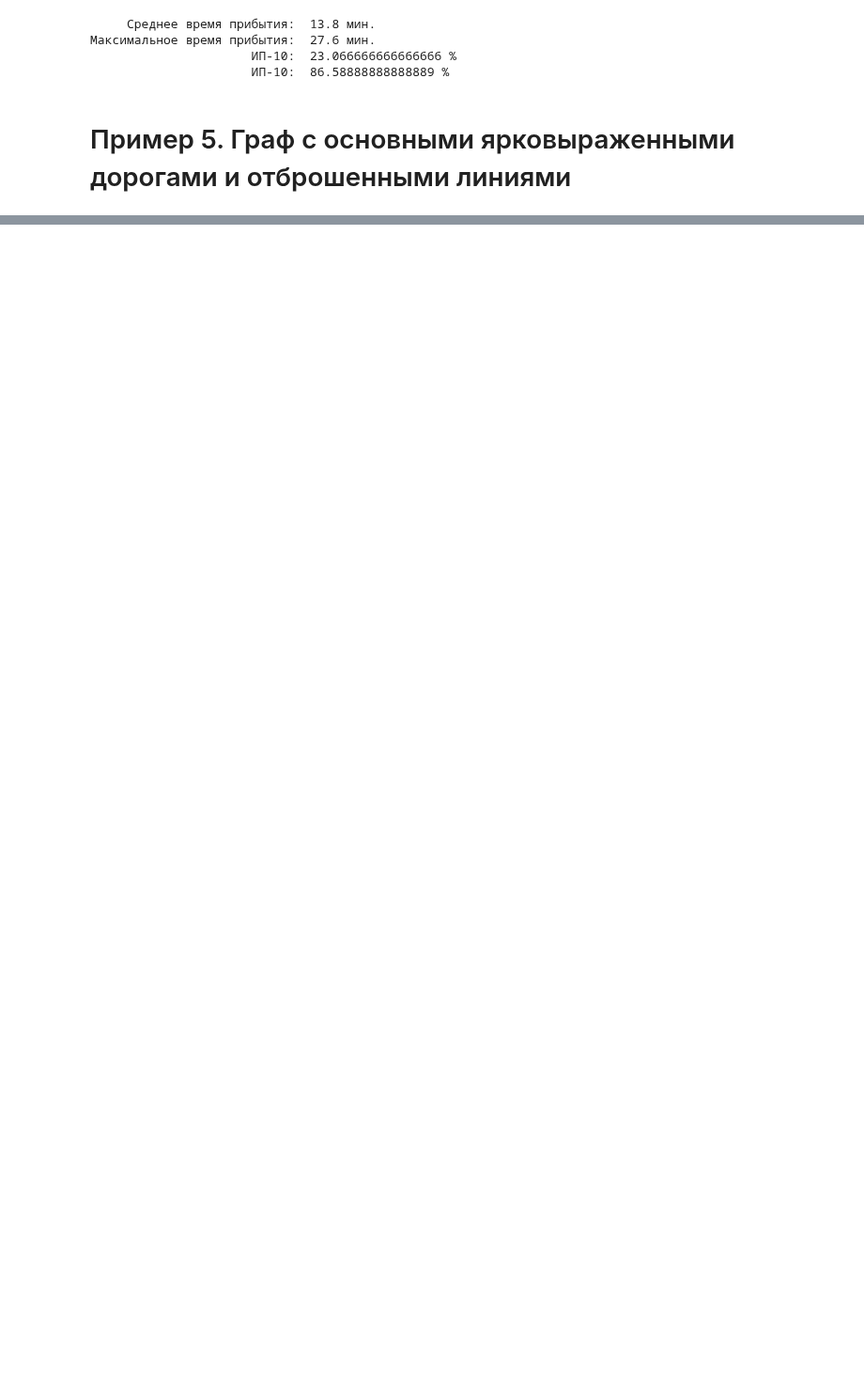
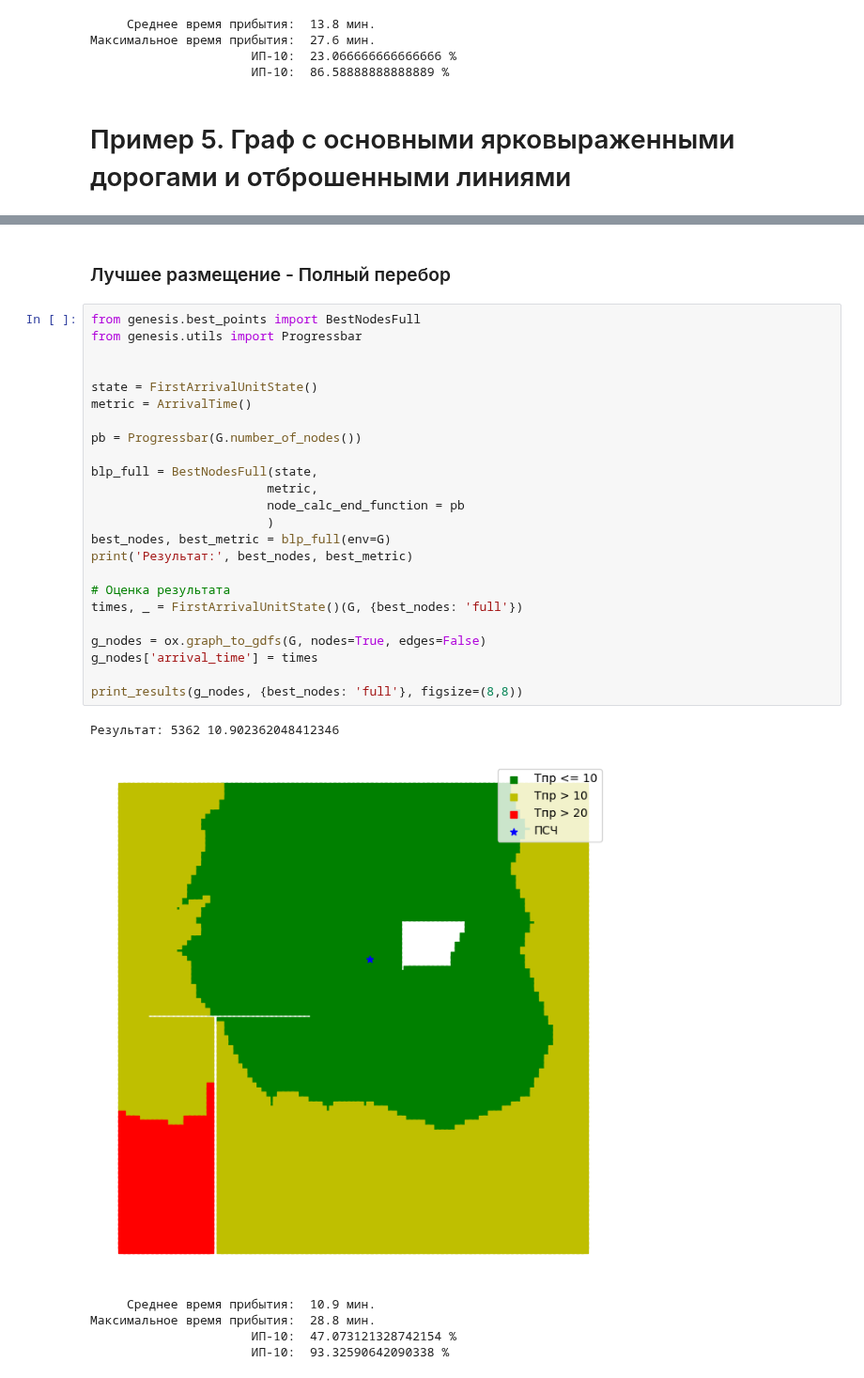
Before and after one commit to Obsidian-pb/genesis, a Jupyter notebook: work/genesis/grid_graphs_test.ipynb, the cells around one changed output, grey strips where cells are left out. Shown at 94% size. Drawn from its saved outputs; the diff is of its cells as text; blank space fills up the shorter version.

```diff
--- a/work/genesis/grid_graphs_test.ipynb
+++ b/work/genesis/grid_graphs_test.ipynb
@@ -370,0 +356,33 @@ ValueError: aspect must be finite and positive
+# %% [markdown]
+### Лучшее размещение - Полный перебор
+# %%
+from genesis.best_points import BestNodesFull
+from genesis.utils import Progressbar
+
+
+state = FirstArrivalUnitState()
+metric = ArrivalTime()
+
+pb = Progressbar(G.number_of_nodes())
+
+blp_full = BestNodesFull(state,
+                        metric,
+                        node_calc_end_function = pb
+                        )
+best_nodes, best_metric = blp_full(env=G)
+print('Результат:', best_nodes, best_metric)
+
+# Оценка результата
+times, _ = FirstArrivalUnitState()(G, {best_nodes: 'full'})
+
+g_nodes = ox.graph_to_gdfs(G, nodes=True, edges=False)
+g_nodes['arrival_time'] = times
+
+print_results(g_nodes, {best_nodes: 'full'}, figsize=(8,8))
+# %% [output]
+Результат: 5362 10.902362048412346
+[figure, added]
+     Среднее время прибытия:  10.9 мин.
+Максимальное время прибытия:  28.8 мин.
+                      ИП-10:  47.073121328742154 %
+                      ИП-10:  93.32590642090338 %
```
Also changed, not shown: parts of 21 cells of this notebook, 4 other files.
